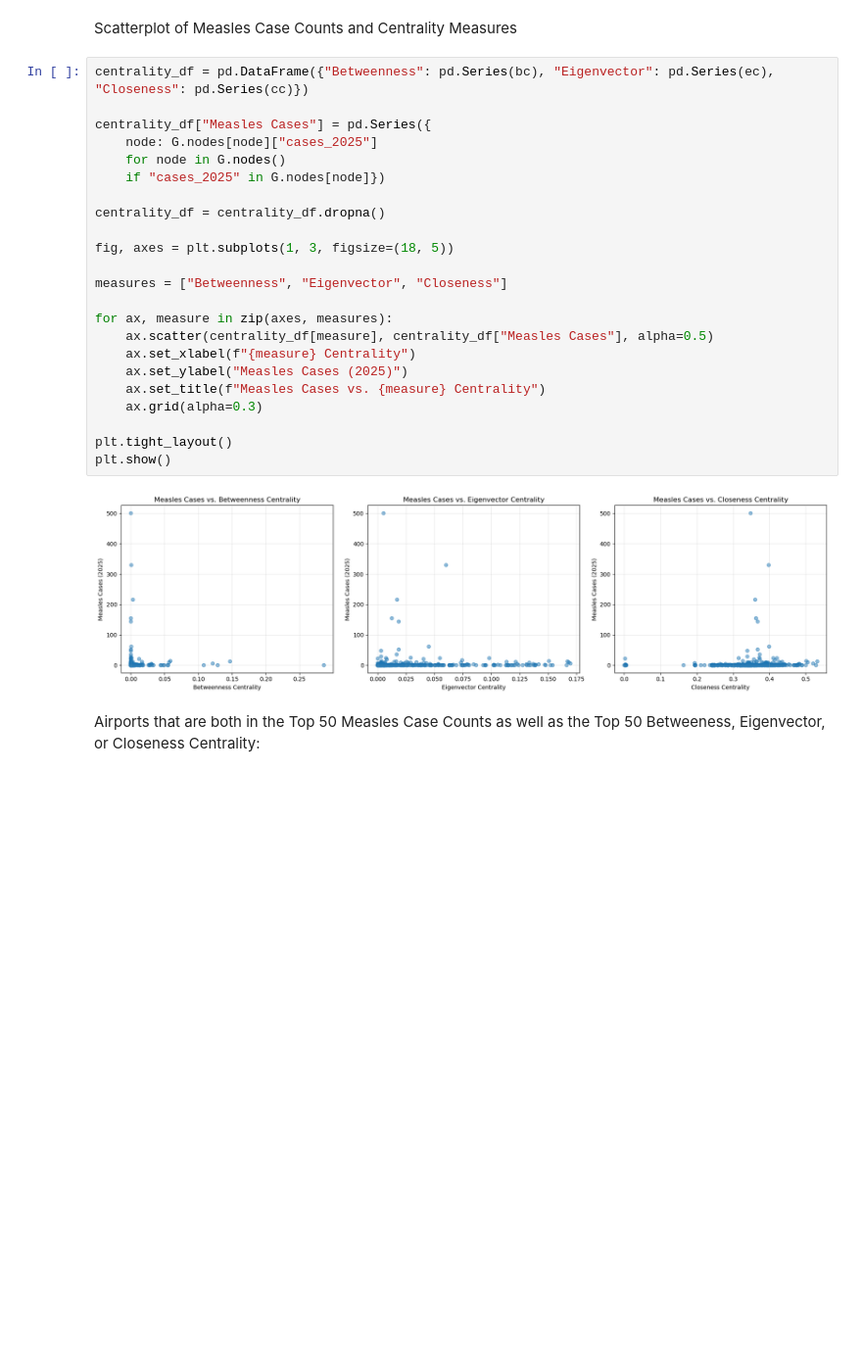
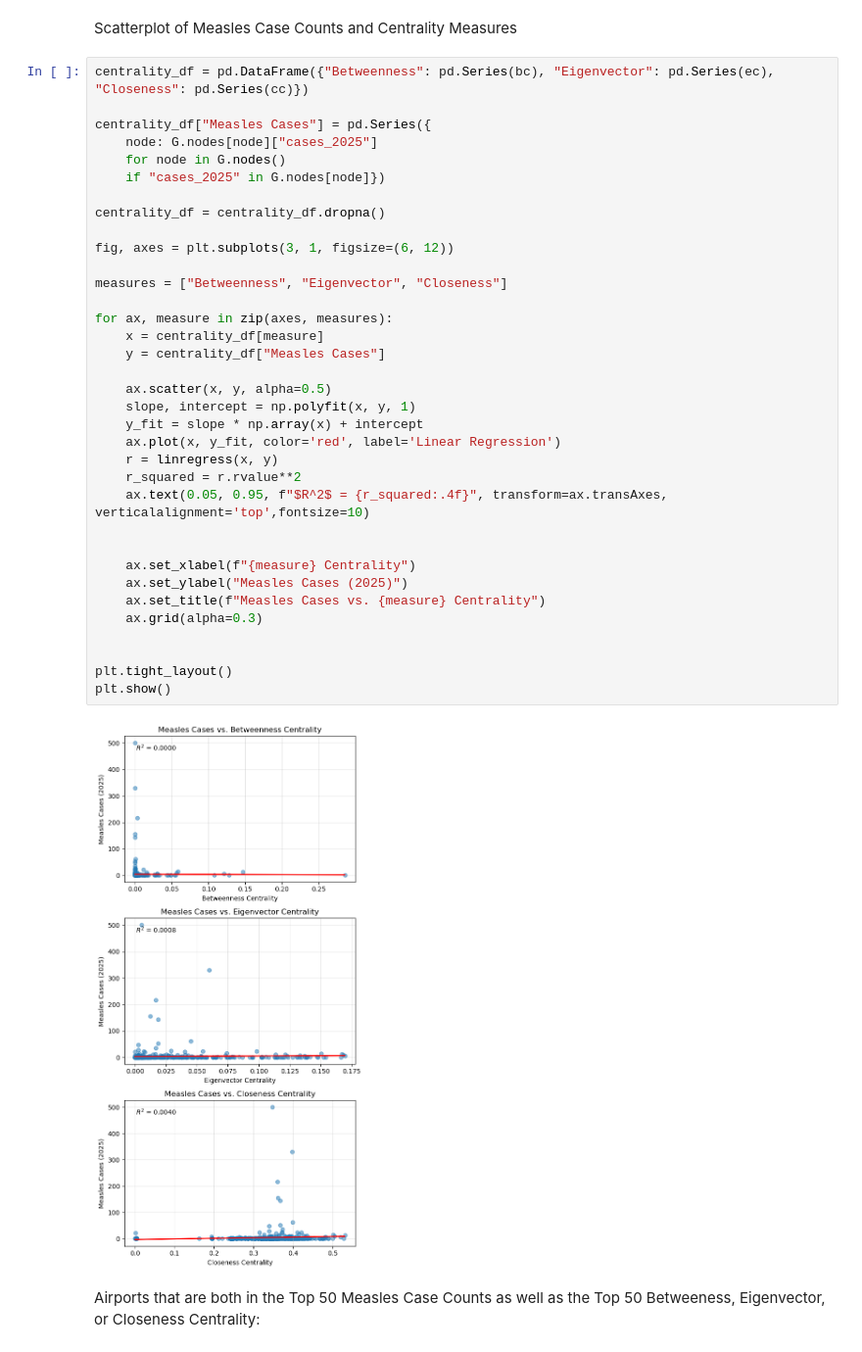
Before and after one commit to arushigadicherla9-creator/Networks-Projects, a Jupyter notebook: code/Metrics.ipynb, the cells around one changed output. Shown at 98% size. Saved outputs shown, nothing was run; the diff lists cells and outputs as text; blank space fills up the shorter version.

```diff
--- a/code/Metrics.ipynb
+++ b/code/Metrics.ipynb
@@ -217,28 +218,40 @@ Scatterplot of Measles Case Counts and Centrality Measures
 # %%
 centrality_df = pd.DataFrame({"Betweenness": pd.Series(bc), "Eigenvector": pd.Series(ec), "Closeness": pd.Series(cc)})
 
 centrality_df["Measles Cases"] = pd.Series({
     node: G.nodes[node]["cases_2025"]
     for node in G.nodes()
     if "cases_2025" in G.nodes[node]})
 
 centrality_df = centrality_df.dropna()
 
-fig, axes = plt.subplots(1, 3, figsize=(18, 5))
+fig, axes = plt.subplots(3, 1, figsize=(6, 12))
 
 measures = ["Betweenness", "Eigenvector", "Closeness"]
 
 for ax, measure in zip(axes, measures):
-    ax.scatter(centrality_df[measure], centrality_df["Measles Cases"], alpha=0.5)
+    x = centrality_df[measure]
+    y = centrality_df["Measles Cases"]
+
+    ax.scatter(x, y, alpha=0.5)
+    slope, intercept = np.polyfit(x, y, 1)
+    y_fit = slope * np.array(x) + intercept
+    ax.plot(x, y_fit, color='red', label='Linear Regression')
+    r = linregress(x, y)
+    r_squared = r.rvalue**2
+    ax.text(0.05, 0.95, f"$R^2$ = {r_squared:.4f}", transform=ax.transAxes, verticalalignment='top',fontsize=10)
+
+
     ax.set_xlabel(f"{measure} Centrality")
     ax.set_ylabel("Measles Cases (2025)")
     ax.set_title(f"Measles Cases vs. {measure} Centrality")
     ax.grid(alpha=0.3)
 
+
 plt.tight_layout()
 plt.show()
 # %% [output]
-[figure, old version]
+[figure, new version]
 # %% [markdown]
 Airports that are both in the Top 50 Measles Case Counts as well as the Top 50 Betweeness, Eigenvector, or Closeness Centrality:
 # %%
```
Also changed, not shown: parts of 1 cell of this notebook.
